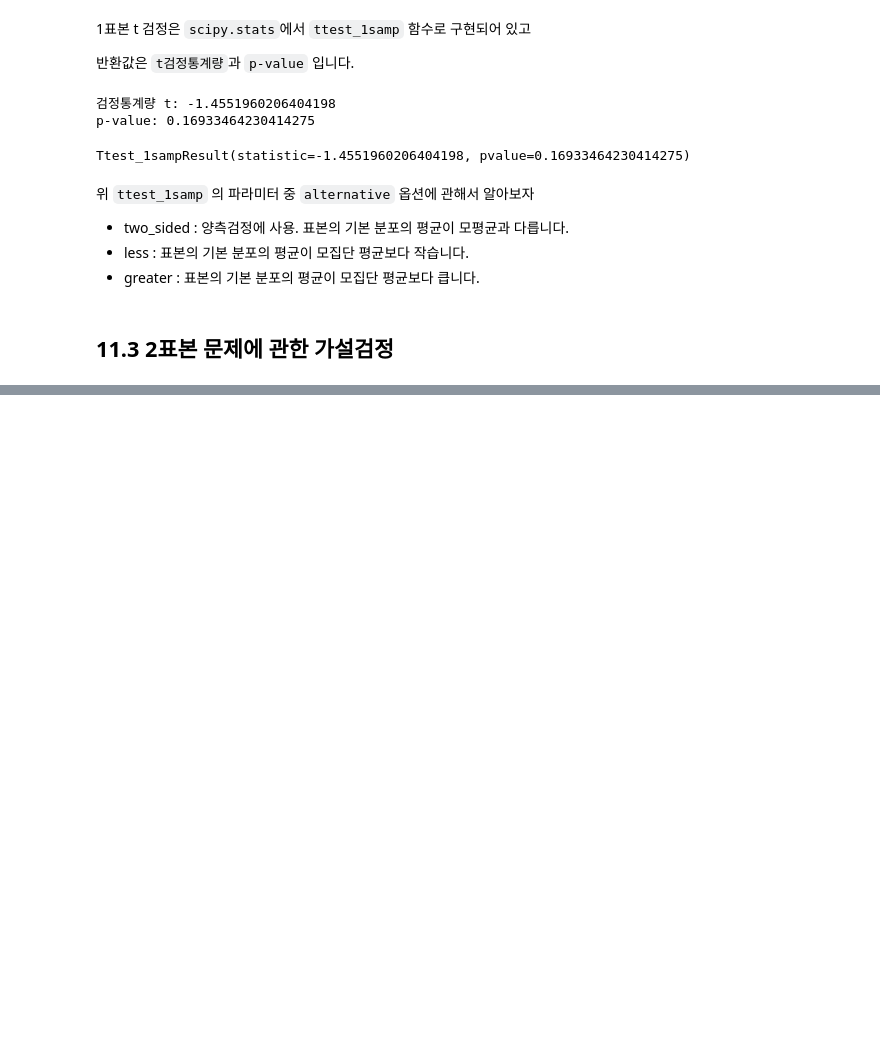
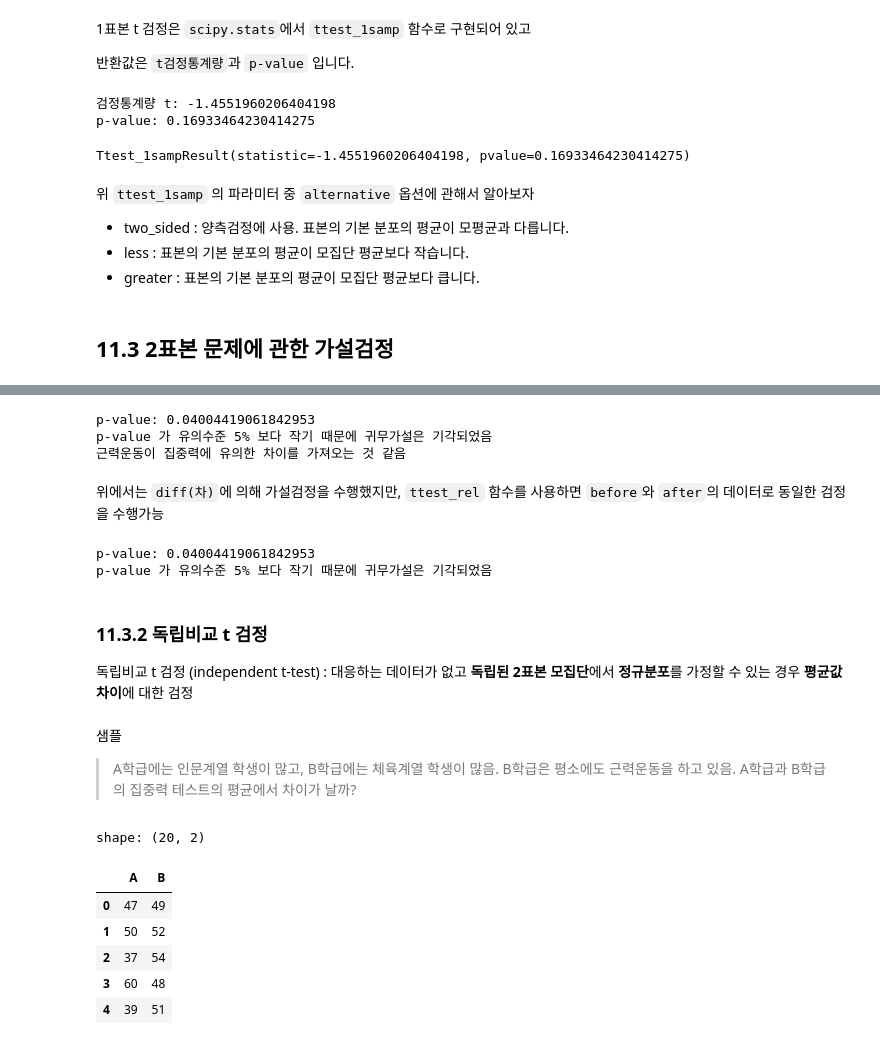
Before and after one commit to johyunkang/python_stat, a Jupyter notebook: chapter11.ipynb, the cells around one changed output, grey strips where cells are left out. Cells and saved outputs as stored; diff of their text form; code cells hidden in the pictures; blank space fills up the shorter version.

```diff
--- a/chapter11.ipynb
+++ b/chapter11.ipynb
@@ -228,0 +294,39 @@ p.314
+# %%
+from scipy import stats
+
+t, p = stats.ttest_1samp(df['차'], 0)
+print('p-value:', p)
+print('p-value 가 유의수준 5% 보다 작기 때문에 귀무가설은 기각되었음')
+print('근력운동이 집중력에 유의한 차이를 가져오는 것 같음')
+# %% [output]
+p-value: 0.04004419061842953
+p-value 가 유의수준 5% 보다 작기 때문에 귀무가설은 기각되었음
+근력운동이 집중력에 유의한 차이를 가져오는 것 같음
+# %% [markdown]
+위에서는 `diff(차)`에 의해 가설검정을 수행했지만, `ttest_rel` 함수를 사용하면 `before`와 `after`의 데이터로 동일한 검정을 수행가능
+# %%
+t, p = stats.ttest_rel(df['후'], df['전'])
+print('p-value:', p)
+print('p-value 가 유의수준 5% 보다 작기 때문에 귀무가설은 기각되었음')
+# %% [output]
+p-value: 0.04004419061842953
+p-value 가 유의수준 5% 보다 작기 때문에 귀무가설은 기각되었음
+# %% [markdown]
+### 11.3.2 독립비교 t 검정
+
+독립비교 t 검정 (independent t-test) : 대응하는 데이터가 없고 **독립된 2표본 모집단**에서 **정규분포**를 가정할 수 있는 경우 **평균값 차이**에 대한 검정
+# %% [markdown]
+샘플
+> A학급에는 인문계열 학생이 많고, B학급에는 체육계열 학생이 많음. B학급은 평소에도 근력운동을 하고 있음. A학급과 B학급의 집중력 테스트의 평균에서 차이가 날까?
+# %%
+df_ind = pd.read_csv('/content/drive/MyDrive/Colab Notebooks/누구나파이썬통계분석/data/ch11_training_ind.csv')
+print('shape:', df_ind.shape)
+display(df_ind.head())
+# %% [output]
+shape: (20, 2)
+|  | A | B |
+| 0 | 47 | 49 |
+| 1 | 50 | 52 |
+| 2 | 37 | 54 |
+| 3 | 60 | 48 |
+| 4 | 39 | 51 |
```
Also changed, not shown: parts of 12 cells of this notebook.
